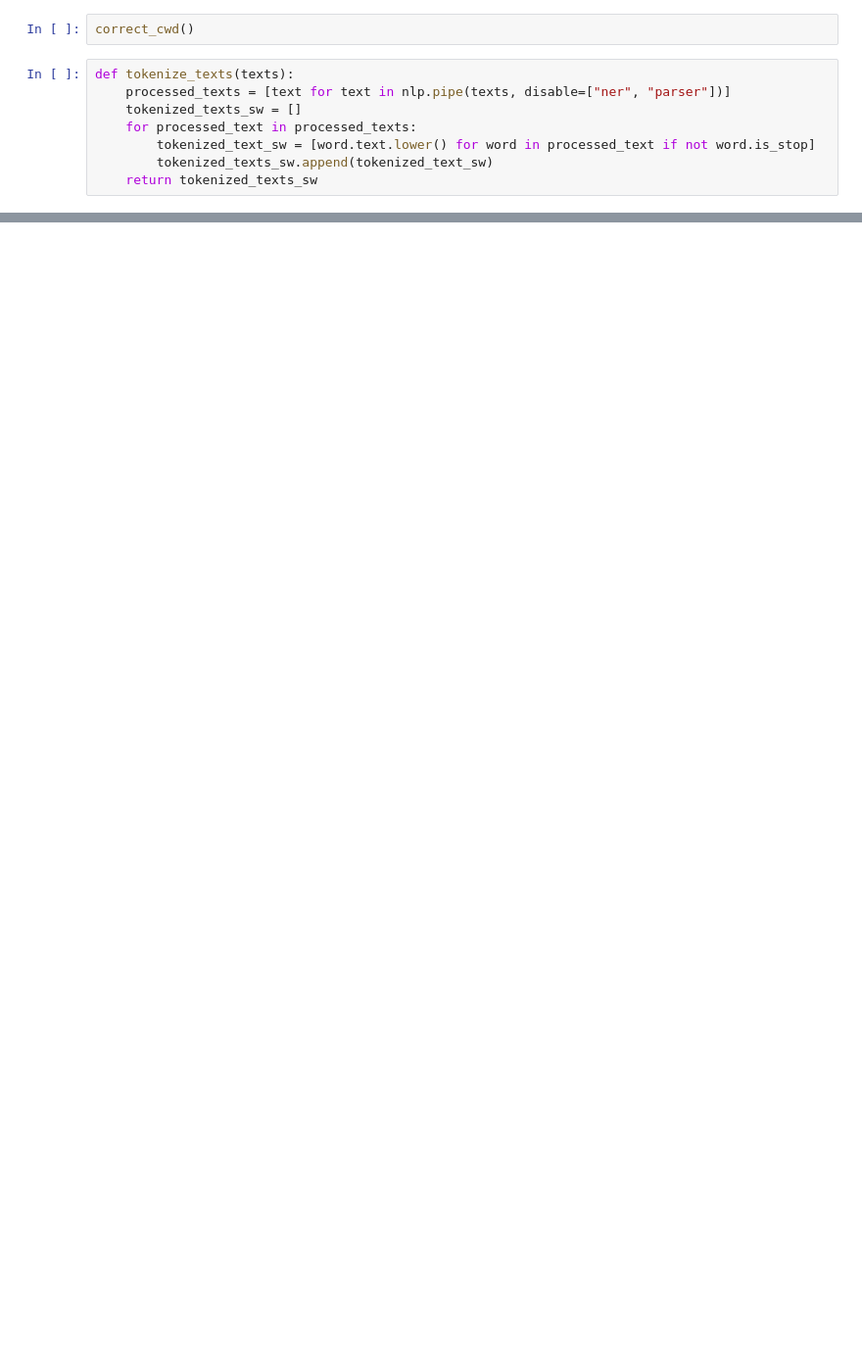
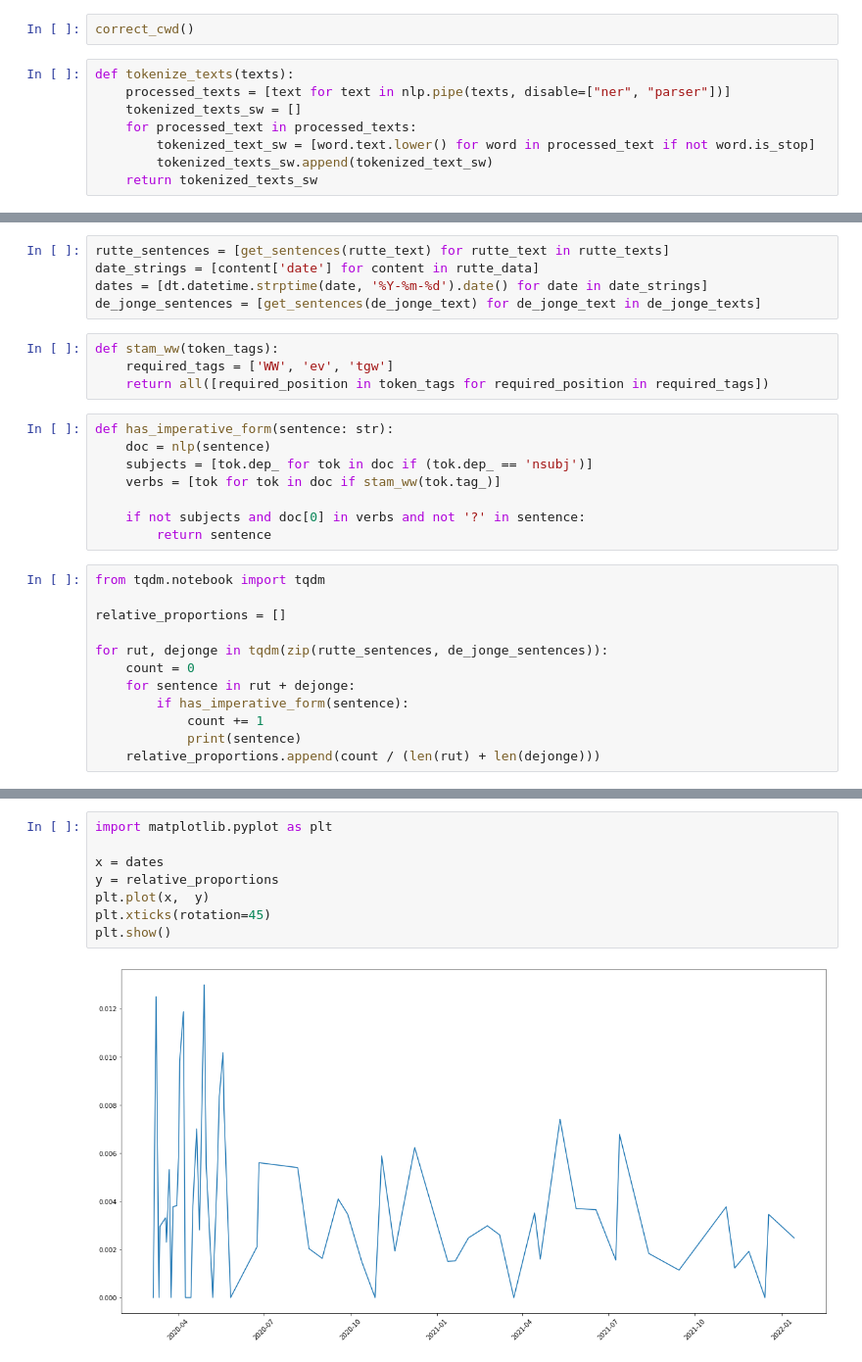
Before and after one commit to matthiasmeester/dm_project, a Jupyter notebook: src/analyses/spacy.ipynb, the cells around one changed output, grey strips where cells are left out. Shown at 98% size. Cells and saved outputs as stored; diff of their text form; blank space fills up the shorter version.

Commit message:
Plot imperative usage to infection data

```diff
--- a/src/analyses/spacy.ipynb
+++ b/src/analyses/spacy.ipynb
@@ -40,0 +22,29 @@ for content in rutte_data:
+# %%
+rutte_sentences = [get_sentences(rutte_text) for rutte_text in rutte_texts]
+date_strings = [content['date'] for content in rutte_data]
+dates = [dt.datetime.strptime(date, '%Y-%m-%d').date() for date in date_strings]
+de_jonge_sentences = [get_sentences(de_jonge_text) for de_jonge_text in de_jonge_texts]
+# %%
+def stam_ww(token_tags):
+    required_tags = ['WW', 'ev', 'tgw']
+    return all([required_position in token_tags for required_position in required_tags])
+# %%
+def has_imperative_form(sentence: str):
+    doc = nlp(sentence)
+    subjects = [tok.dep_ for tok in doc if (tok.dep_ == 'nsubj')]
+    verbs = [tok for tok in doc if stam_ww(tok.tag_)]
+
+    if not subjects and doc[0] in verbs and not '?' in sentence:
+        return sentence
+# %%
+from tqdm.notebook import tqdm
+
+relative_proportions = []
+
+for rut, dejonge in tqdm(zip(rutte_sentences, de_jonge_sentences)):
+    count = 0
+    for sentence in rut + dejonge:
+        if has_imperative_form(sentence):
+            count += 1
+            print(sentence)
+    relative_proportions.append(count / (len(rut) + len(dejonge)))
@@ -40,0 +91,10 @@ for content in rutte_data:
+# %%
+import matplotlib.pyplot as plt
+
+x = dates
+y = relative_proportions
+plt.plot(x,  y)
+plt.xticks(rotation=45)
+plt.show()
+# %% [output]
+[figure, added]
```
Also changed, not shown: parts of 6 cells of this notebook, 4 other files.
